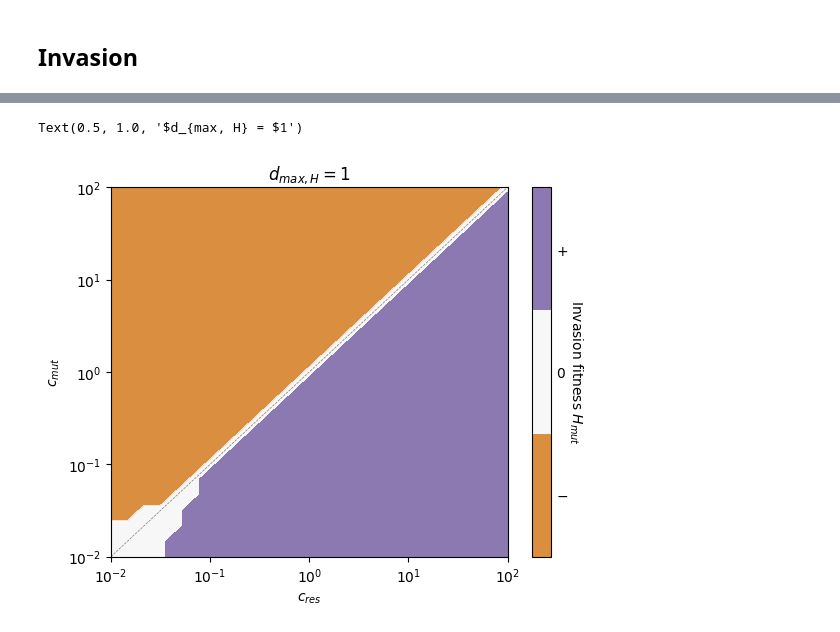
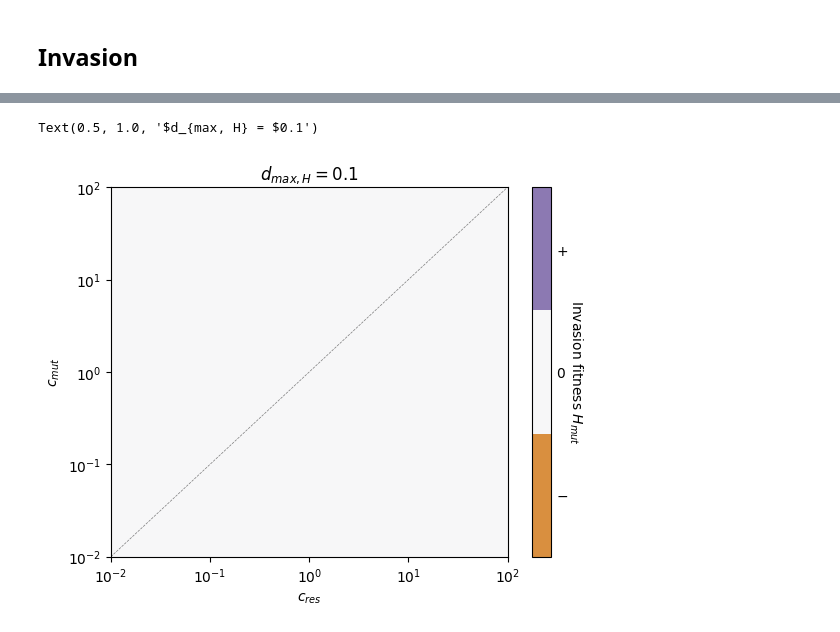
Before and after one commit to rbnmj/turingmodel, a Jupyter notebook: main_crowding2.ipynb, the cells around one changed output, grey strips where cells are left out. Drawn from its saved outputs; the diff is of its cells as text; code cells hidden in the pictures.

```diff
--- a/main_crowding2.ipynb
+++ b/main_crowding2.ipynb
@@ -371,13 +402,13 @@ number_steps = 2000
 t = np.linspace(0, t_end, number_steps)
 
 # dispersal adaptability
-d_Hmax1, d_Hmax2 = 10**0, 10**0
+d_Hmax1, d_Hmax2 = 10**-1, 10**-1
 c_range = np.geomspace(10**-2, 10**2, 25) #100
 
 # var = [N_a, N_b, A_a, A_b, H_1a, H_1b, H_2a, H_2b]
 var0 = [2, 2.5, 2.5, 2, 0.2, 0.3, 0, 0, 0, 0, 0, 0]
 
-num_extr = 6 # set number of maxima to be found
+num_extr = 12 # set number of maxima to be found
 
 H2a_extr = []
 H2b_extr = []
@@ -389,6 +420,9 @@ slopeH2 = np.zeros((len(c_range), len(c_range)))
 H2end = np.zeros((len(c_range), len(c_range)))
 H2start = np.zeros((len(c_range), len(c_range)))
 slopeMax = np.zeros((len(c_range), len(c_range)))
+Hdiff_extr = []
+Hdiff_slope = np.zeros((len(c_range), len(c_range)))
+slope_static = np.zeros((len(c_range), len(c_range)))
 
 var = []
 
@@ -398,17 +432,18 @@ j = 0
 for c_2 in tqdm(c_range):
     j = 0
     for c_1 in c_range:
-        t_end = 2000
-        number_steps = 2000
-        t = np.linspace(0, t_end, number_steps)
+        t_end = 1000
+        number_steps = 1000
+        t0 = np.linspace(0, t_end, number_steps)
         var0 = [2, 2.5, 2.5, 2, 0.2, 0.3, 0, 0, 0, 0, 0, 0]
-        var = integ.odeint(slow, var0, t)
+        var = integ.odeint(slow, var0, t0)
         #var[var < 1e-8] = 1.1*1e-8
 
-        t_end = 25000
-        number_steps = 25000
+        t_end = 2500
+        number_steps = 2500
         t = np.linspace(0, t_end, number_steps)
-        var00 = [var[-1,0], var[-1,1], var[-1,2], var[-1,3], var[-1,4], var[-1,5], 10**-6, 10**-6, 0, 0, 0, 0]
+        #var00 = [var[-1,0], var[-1,1], var[-1,2], var[-1,3], var[-1,4], var[-1,5], 10**-6, 10**-6, 0, 0, 0, 0]
+        var00 = [var[-1,0], var[-1,1], var[-1,2], var[-1,3], 0.5*var[-1,4], 0.5*var[-1,5], 0.5*var[-1,4], 0.5*var[-1,5], 0, 0, 0, 0]
         var = integ.odeint(slow, var00, t)
         #var[var < 1e-8] = 1.1*1e-8
 
@@ -420,10 +455,15 @@ for c_2 in tqdm(c_range):
         H2end[i,j] = (np.mean(var[-500:-1,6]))+(np.mean(var[-500:-1,7]))
         H2start[i,j] = (np.mean(var[100:600,6]))+(np.mean(var[100:600,7]))
 
+        Hdiff_extr.append(find_maxima(var[200:1000, 6]-var[200:1000, 4],num_extr))
+        Hdiff_slope[i, j] = linregress(np.linspace(0, 12, num_extr),Hdiff_extr[0][0:num_extr])[0]
+
         H2_extr.append(find_maxima(var[200:1000, 6],num_extr))
-        slopeMax[i, j] = linregress(np.linspace(0, 9, num_extr),H2_extr[0][0:num_extr])[0]
+        slopeMax[i, j] = linregress(np.linspace(0, 12, num_extr),H2_extr[0][0:num_extr])[0]
+        slope_static[i,j] = linregress(np.linspace(0, 800, 800),var[0:800,6])[0]
         # workaround to empty lists
         H2_extr = []
+        Hdiff_extr = []
 
         j += 1
     i += 1
@@ -445,30 +470,31 @@ Text(113.9222222222222, 0.5, '$c_{mut}$')
 # %%
-slopeH2bin = np.copy(H2end)
-slopeH2bin[slopeH2bin <= 10**-6] = -1
+# invasion for osc pattern
+slopeH2bin = np.copy(Hdiff_slope)
+slopeH2bin[slopeH2bin <= -10**-6] = -1
 for i in range(len(slopeH2bin)):
     for j in range(len(slopeH2bin[i])):
-        if (slopeH2bin[i][j] != -1) and (slopeH2bin[i][j] < 9*10**-6) and (slopeH2bin[i][j] > 10**-6):
+        if (slopeH2bin[i][j] != -1) and (slopeH2bin[i][j] < 10**-6) and (slopeH2bin[i][j] > -10**-6):
             slopeH2bin[i][j] = 0
 for i in range(len(slopeH2bin)):
     for j in range(len(slopeH2bin[i])):
-        if ((slopeH2bin[i][j] >= 9*10**-6)):
+        if ((slopeH2bin[i][j] >= 10**-6)):
             slopeH2bin[i][j] = 1
 
 fig, ax = plt.subplots()
 im = plt.contourf(slopeH2bin, cmap="PuOr", levels=np.linspace(-1, 1, 4), alpha=0.8)
 cbar = fig.colorbar(im)
 cbar.set_ticks([-0.66, 0, 0.66])
 cbar.set_ticklabels(["$-$","$0$","$+$"])
 cbar.set_label('Invasion fitness $H_{mut}$', rotation=270, labelpad=12)
 cbar.ax.tick_params(size=0)
-plt.plot([0, 24], [0, 24], color="black", linestyle="--", linewidth=0.5, alpha = 0.5)
+plt.plot([0, len(c_range)-1], [0, len(c_range)-1], color="black", linestyle="--", linewidth=0.5, alpha = 0.5)
 ax.set_xticks(np.linspace(0, len(c_range)-1, 5))
 ax.set_yticks(np.linspace(0, len(c_range)-1, 5))
 ax.set_xticklabels(("$10^{-2}$", "$10^{-1}$", "$10^{0}$", "$10^{1}$", "$10^{2}$"), rotation=0)
 ax.set_yticklabels(("$10^{-2}$", "$10^{-1}$", "$10^{0}$", "$10^{1}$", "$10^{2}$"))
 ax.set_xlabel('$c_{res}$')
 ax.set_ylabel('$c_{mut}$')
 ax.set_title("$d_{max, H} = $" + str(d_Hmax1))
 # %% [output]
-Text(0.5, 1.0, '$d_{max, H} = $1')
+Text(0.5, 1.0, '$d_{max, H} = $0.1')
-[figure, old version]
+[figure, new version]
```
Also changed, not shown: parts of 7 cells of this notebook, 11 other files.
